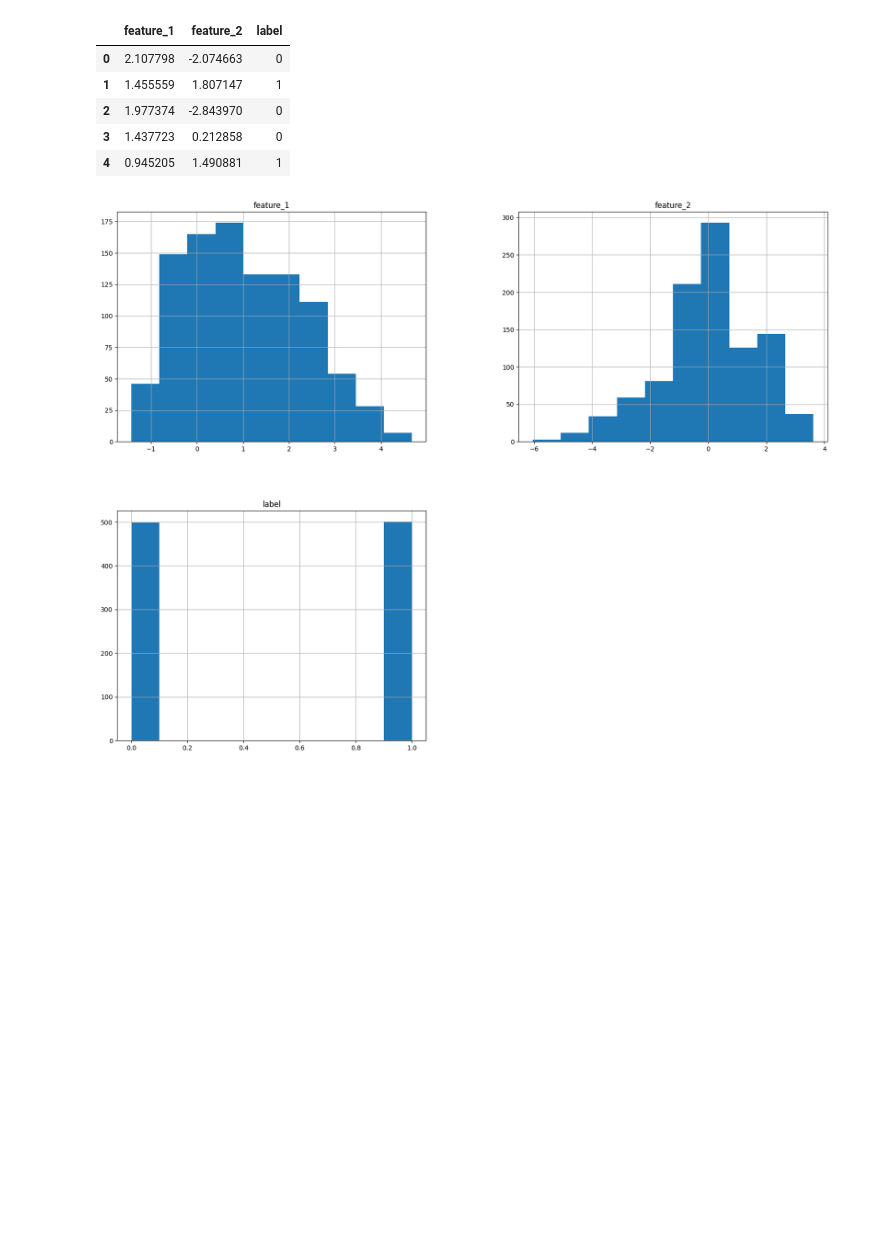
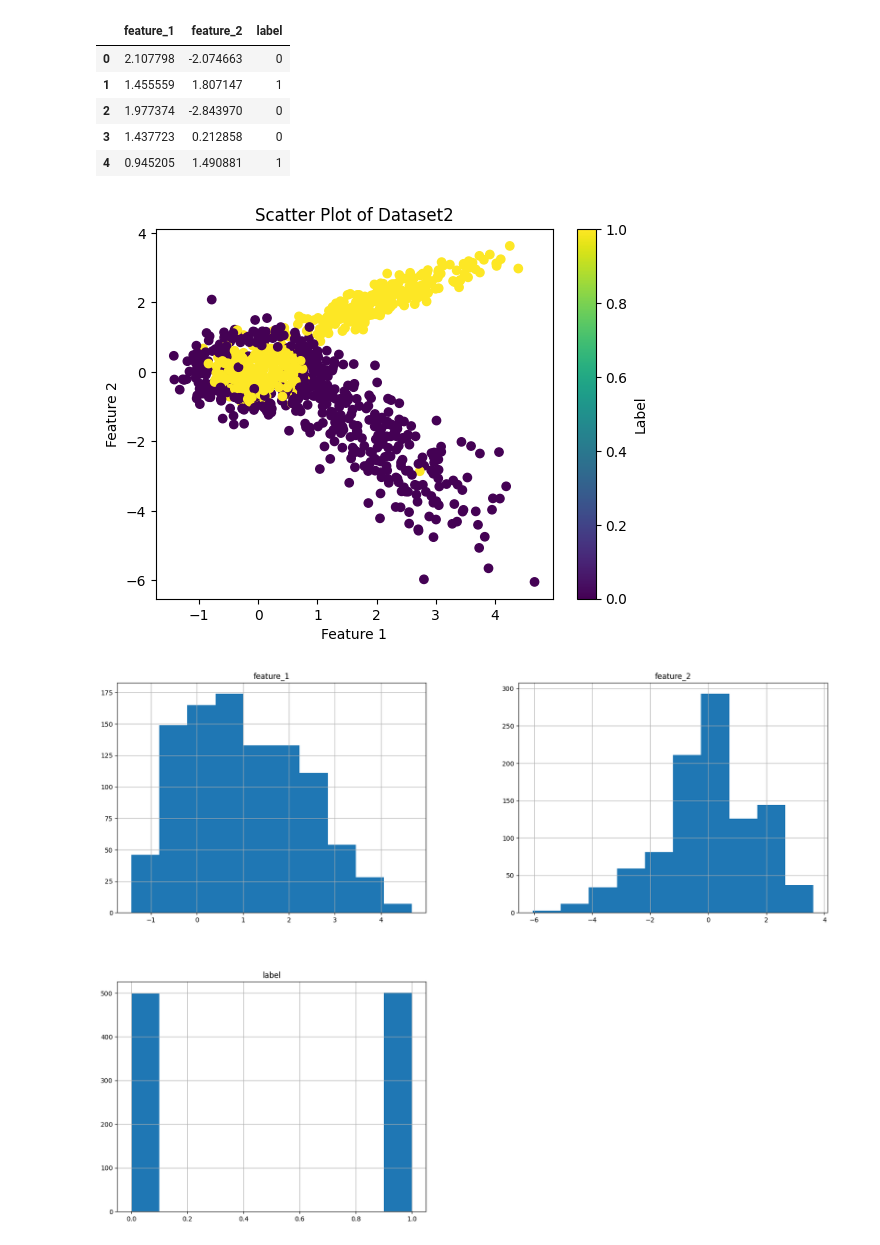
Before and after one commit to varshin99/assignment-data-challenge, a Jupyter notebook: Code.ipynb, the cells around one changed output. Cells and saved outputs as stored; diff of their text form; code cells hidden in the pictures; blank space fills up the shorter version.

```diff
--- a/Code.ipynb
+++ b/Code.ipynb
@@ -144,6 +158,16 @@ df_mixed.head()
 | 2 | 1.977374 | -2.843970 | 0 |
 | 3 | 1.437723 | 0.212858 | 0 |
 | 4 | 0.945205 | 1.490881 | 1 |
+# %%
+#Visalising dataset2 using scatter plot since it has only two features dimenionality reduction not required
+plt.scatter(df_mixed['feature_1'], df_mixed['feature_2'], c=df_mixed['label'], cmap='viridis')
+plt.xlabel('Feature 1')
+plt.ylabel('Feature 2')
+plt.title('Scatter Plot of Dataset2')
+plt.colorbar(label='Label')
+plt.show()
+# %% [output]
+[figure, added]
 # %%
 # Load your dataset
 df = pd.read_csv("Dataset2.csv")
```
Also changed, not shown: parts of 15 cells of this notebook.
